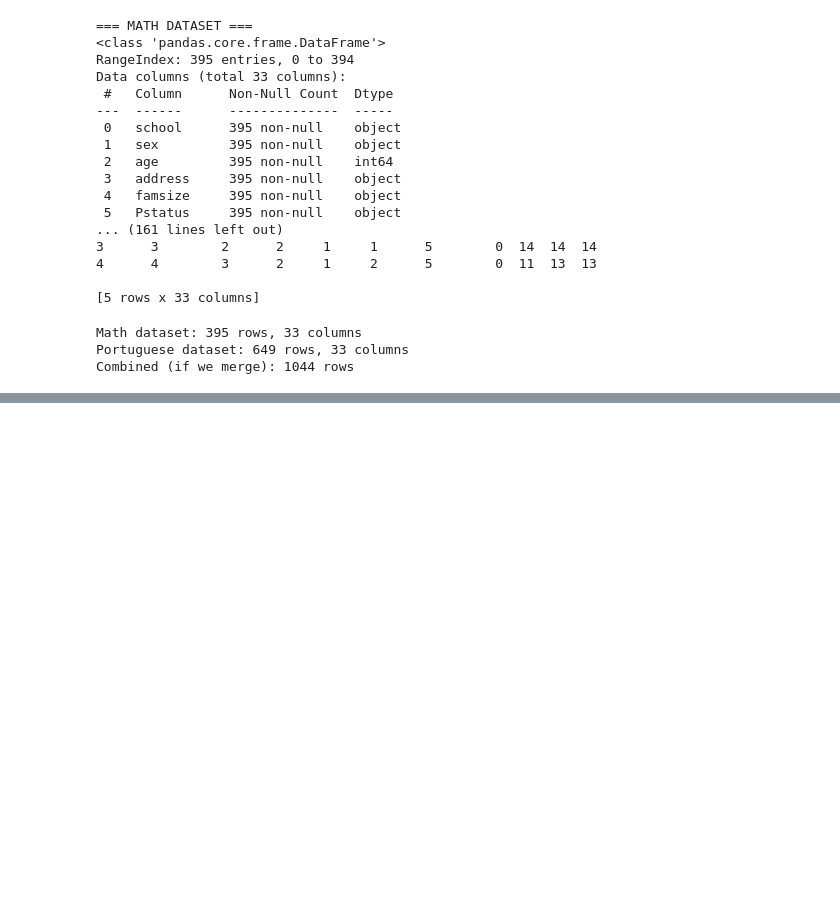
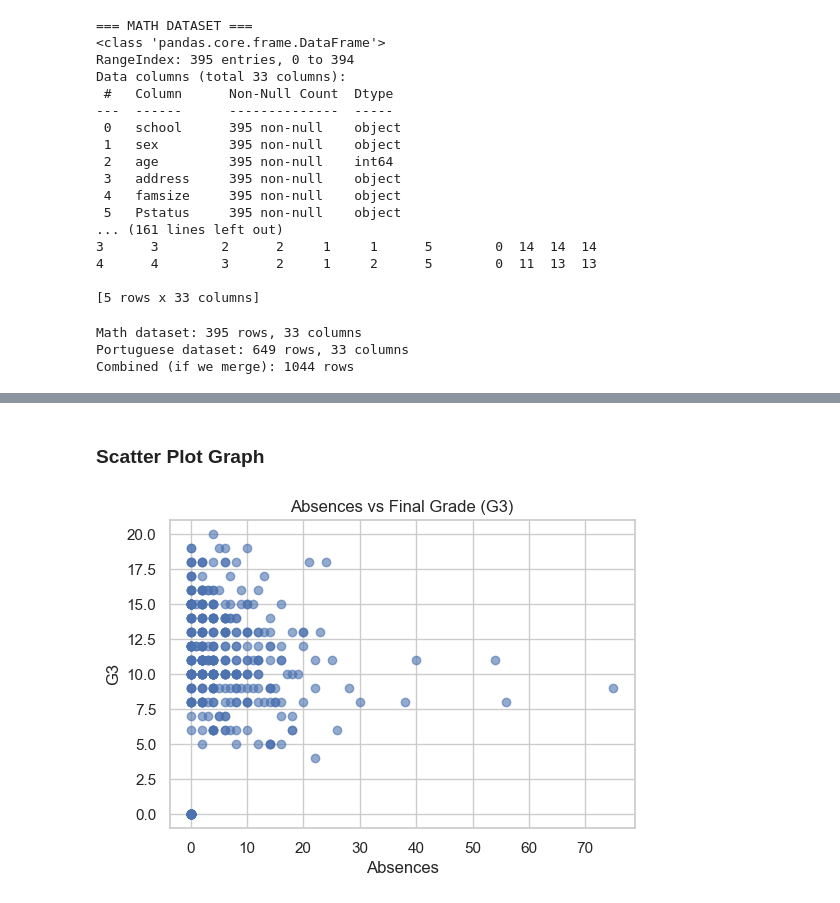
Before and after one commit to pratikkmane/student-performance, a Jupyter notebook: notebooks/01_initial_exploration.ipynb, the cells around one changed output, grey strips where cells are left out. Drawn from its saved outputs; the diff is of its cells as text; code cells hidden in the pictures; blank space fills up the shorter version.

```diff
--- a/notebooks/01_initial_exploration.ipynb
+++ b/notebooks/01_initial_exploration.ipynb
@@ -44,0 +90,12 @@ Combined (if we merge): 1044 rows
+# %% [markdown]
+### Scatter Plot Graph
+# %%
+# 4) Scatter: absences vs grades
+plt.figure(figsize=(6,4))
+plt.scatter(df["absences"], df["G3"], alpha=0.6)
+plt.title("Absences vs Final Grade (G3)")
+plt.xlabel("Absences")
+plt.ylabel("G3")
+plt.show()
+# %% [output]
+[figure, added]
```
Also changed, not shown: parts of 16 cells of this notebook.
